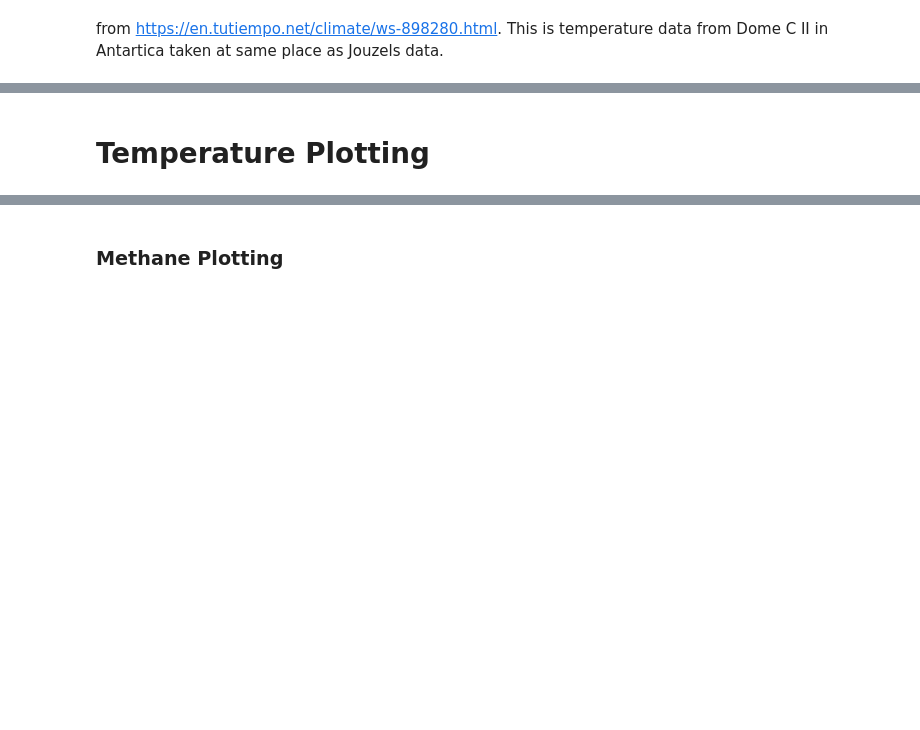
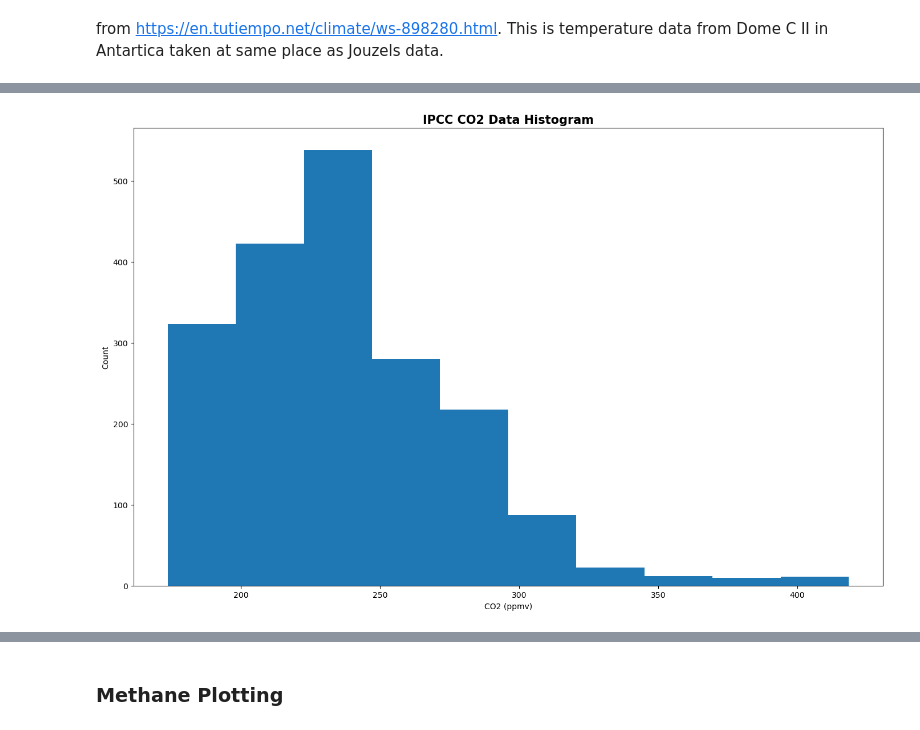
Before and after one commit to rebeccaf1918/Programming-for-Da-Project2, a Jupyter notebook: Project.ipynb, the cells around one changed output, grey strips where cells are left out. Drawn from its saved outputs; the diff is of its cells as text; code cells hidden in the pictures; blank space fills up the shorter version.

```diff
--- a/Project.ipynb
+++ b/Project.ipynb
@@ -185,11 +185,12 @@ plt.show()
 # %%
+# Histogram of CO2
 fig, ax = plt.subplots(figsize=(14,9))
 
 ax.hist(CombinedData['CO2 (ppmv)'])
-ax.set_xlabel('co2 ppmv')
+ax.set_xlabel('CO2 (ppmv)')
 ax.set_ylabel('Count')
 ax.set_title('IPCC CO2 Data Histogram', weight = 'bold', size = 15)
 plt.tight_layout()
 plt.show()
+# %% [output]
+[figure, added]
-# %% [markdown]
-# Temperature Plotting
```
Also changed, not shown: parts of 50 cells of this notebook.
